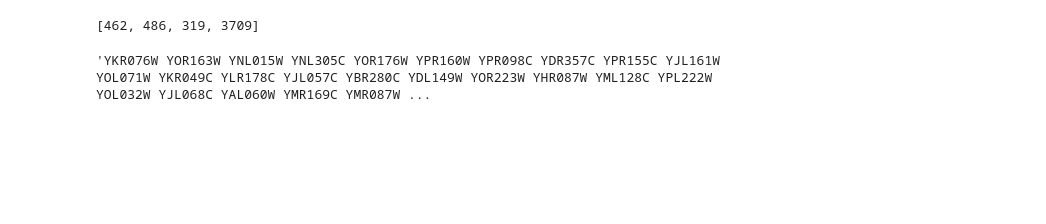
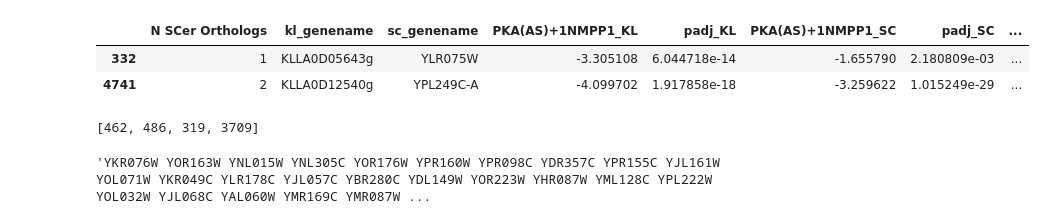
Before and after one commit to heineike02/yeast_esr_expression_analysis, a Jupyter notebook: scripts/20170817_klscpka_go_analysis.ipynb, the cells around one changed output. Saved outputs shown, nothing was run; the diff lists cells and outputs as text; code cells hidden in the pictures; blank space fills up the shorter version.

```diff
--- a/scripts/20170817_klscpka_go_analysis.ipynb
+++ b/scripts/20170817_klscpka_go_analysis.ipynb
@@ -0,0 +1,21 @@
+# %%
+import sys
+
+#only do this once in a kernel
+#sys.path.append("/home/heineike/github/expression_broad_data")
+base_dir = "C:\\Users\\heine\\github\\expression_broad_data"
+if sys.path[-1] != base_dir:
+    sys.path.append(base_dir)
+    print("Added " + base_dir + " to path: " )
+    print(sys.path)
+
+#Indicate operating environment and import core modules
+#import os
+# location_input = input("what computer are you on? a = Bens, b = gpucluster, c = other   ")
+# location_dict = {'a': "C:\\Users\Ben\Documents\GitHub\expression_broad_data", 'b': "/home/heineike/github/expression_broad_data/",'c':'you need to add your location to the location_dict'}
+# data_processing_dir = location_dict[location_input]
+# print("base directory is " + base_dir)
+# os.chdir(base_dir)
+print("I am about to import a library")
+from core import expression_plots
+from core import io_library
@@ -1,7 +28,14 @@
 # %%
 import pandas as pd
-from intermine.webservice import Service
-data_processing_dir = '/home/heineike/github/expression_broad_data/expression_data/'
-from intermine.webservice import Service
-service = Service("https://yeastmine.yeastgenome.org:443/yeastmine/service", token = "L155qee34elf4eY1a9H5")
+import os
+#from intermine.webservice import Service
+#data_processing_dir = '/home/heineike/github/expression_broad_data/expression_data/'
+data_processing_dir = base_dir + os.path.normpath("\expression_data") + os.sep
+#service = Service("https://yeastmine.yeastgenome.org:443/yeastmine/service", token = "L155qee34elf4eY1a9H5")
+import scipy.stats as stats
+import plotly.plotly as py
+py.sign_in('heineike02', 'APPjKrtARaN2ZgUYIkqr')
+#import plotly.figure_factory as ff
+#import pandas as pd
+from plotly.graph_objs import *
 # %%
@@ -9,3 +46,12 @@ kl_sc_PKA_data = pd.read_pickle(data_processing_dir + "20170817_klscpka/kl_sc_PK
+# %%
+genes_of_interest = ['RPL36B','RPL10']
+#['YAP1','HAP2','HAP4','HAP5','SIP2','CAT8','SIP4']
+
+kl_sc_PKA_data[kl_sc_PKA_data['SC_common_name'].isin(genes_of_interest)]
+# %% [output]
+|  | N SCer Orthologs | kl_genename | sc_genename | PKA(AS)+1NMPP1_KL | padj_KL | PKA(AS)+1NMPP1_SC | padj_SC | ... |
+| 332 | 1 | KLLA0D05643g | YLR075W | -3.305108 | 6.044718e-14 | -1.655790 | 2.180809e-03 | ... |
+| 4741 | 2 | KLLA0D12540g | YPL249C-A | -4.099702 | 1.917858e-18 | -3.259622 | 1.015249e-29 | ... |
 # %%
 #Highlight hits that are statistically significant for K.Lactis
 
```
Also changed, not shown: parts of 21 cells of this notebook, 7 other files.
